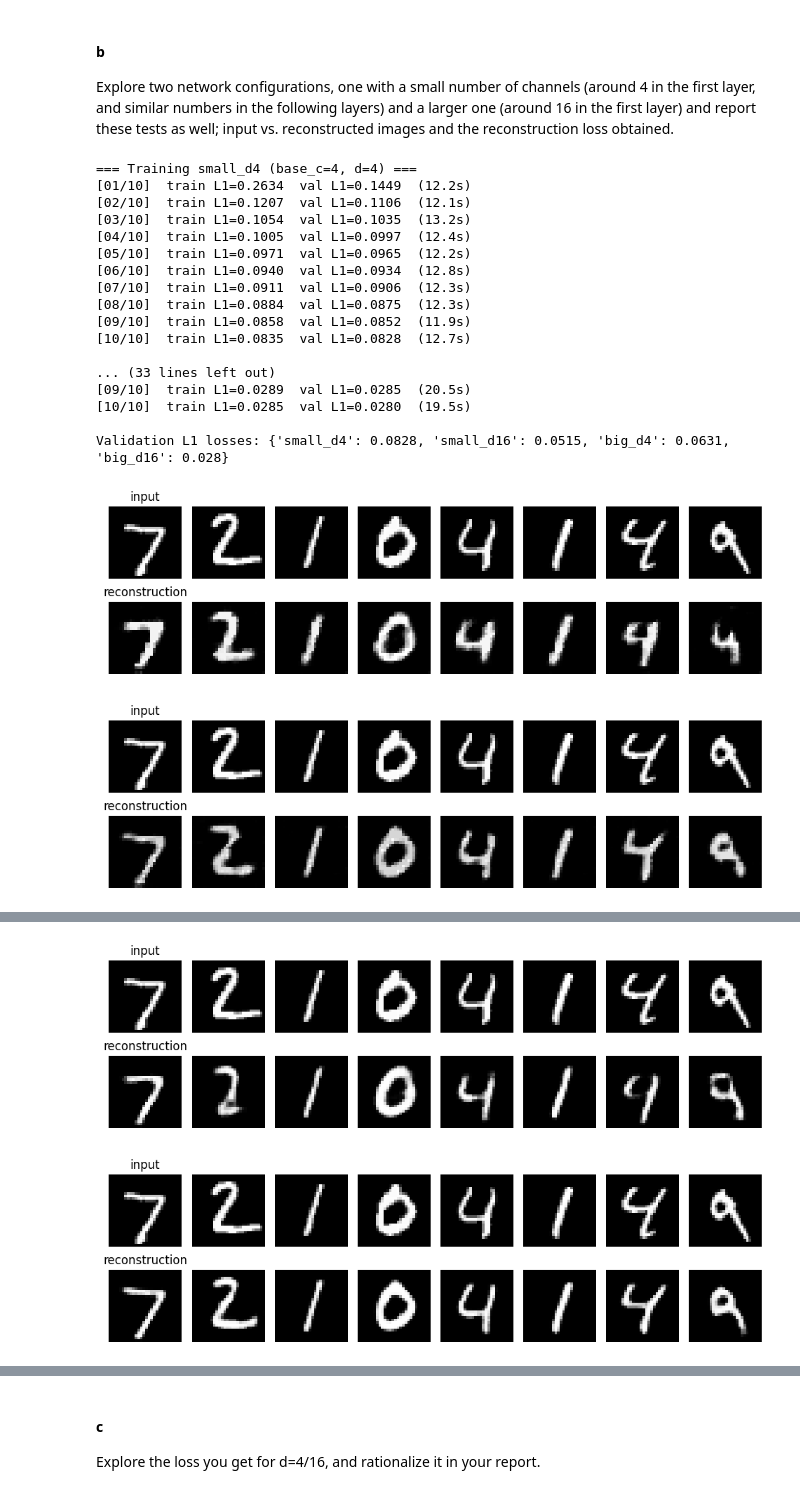
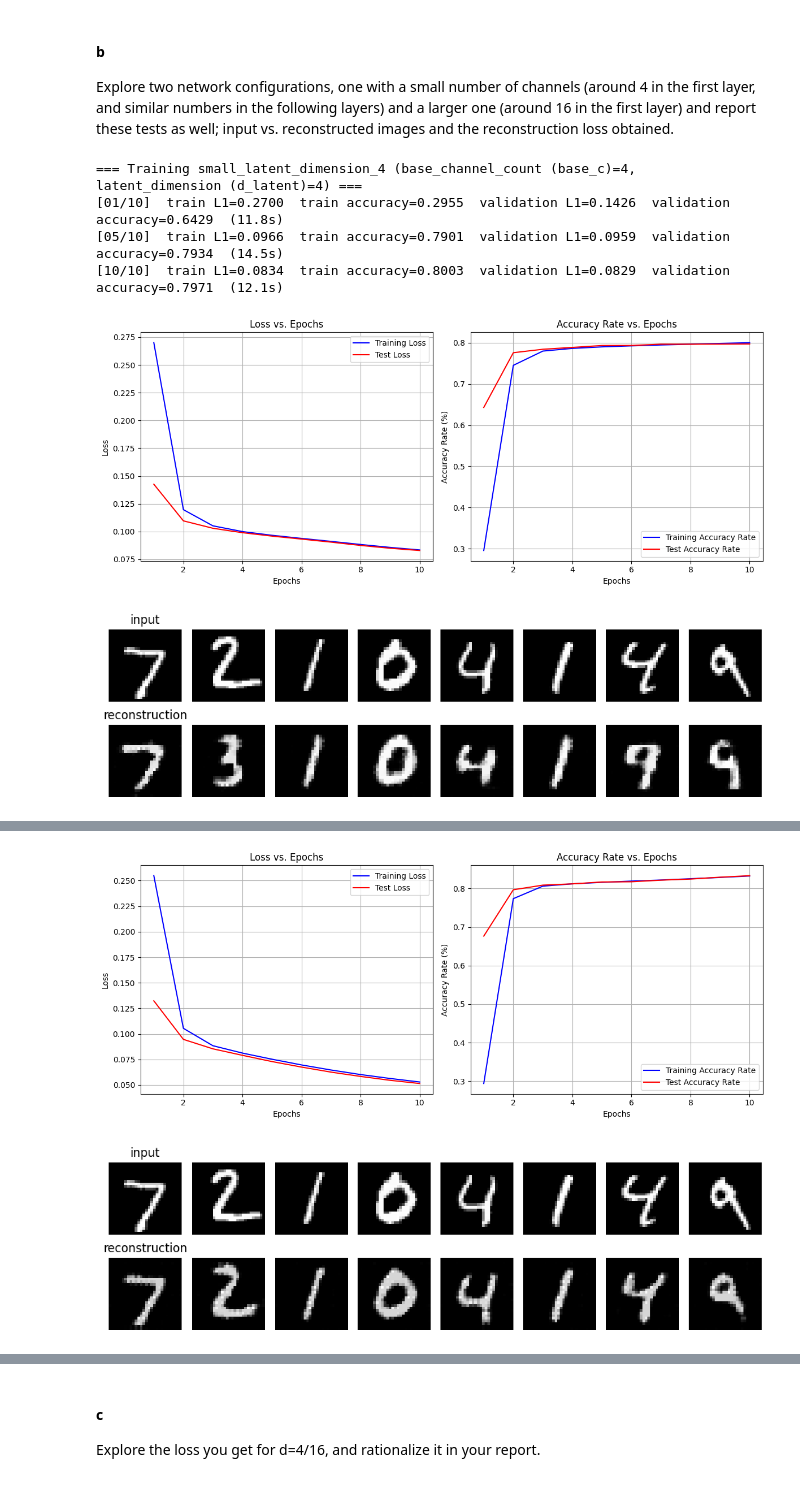
Before and after one commit to NathanP23/Introduction-to-Deep-Learning-67822, a Jupyter notebook: Ex2/Ex2Sol.ipynb, the cells around one changed output, grey strips where cells are left out. Saved outputs shown, nothing was run; the diff lists cells and outputs as text; code cells hidden in the pictures.

```diff
--- a/Ex2/Ex2Sol.ipynb
+++ b/Ex2/Ex2Sol.ipynb
@@ -17,14 +37,11 @@ For every section that includes training, paste the code of the training loop at
 #### a
 How will you make the architecture flexible enough to choose any latent dim d, regardless of the number of channels chosen?
 # %%
-from mnistlib.data import get_mnist_loaders
-from mnistlib.ae   import ConvAE
+# no training yet – just instantiation to prove flexibility
+train_dataset, test_dataset = get_mnist_loaders(batch_size=256)
 
-# no training yet – just instantiation to prove flexibility
-loaders = get_mnist_loaders(bs=256)
+autoencoder_4x4  = ConvolutionalAutoencoder(base_channel_count=4 , latent_dimension=4)
+autoencoder_16x16 = ConvolutionalAutoencoder(base_channel_count=16, latent_dimension=16)
 
-ae_4x4  = ConvAE(base_c=4 , d_latent=4 )
-ae_16x16 = ConvAE(base_c=16, d_latent=16)
-
-print("Small model:", ae_4x4)
-print("\nBig model:", ae_16x16)
+torch.save(autoencoder_4x4.state_dict(), os.path.join(models_root_dir, 'Ex2_Q1_a_autoencoder_4x4.pt'))
+torch.save(autoencoder_16x16.state_dict(), os.path.join(models_root_dir, 'Ex2_Q1_a_autoencoder_16x16.pt'))
@@ -59,39 +57,34 @@ The two printouts above (4/4 and 16/16) demonstrate that a single Python class a
 #### b
 Explore two network configurations, one with a small number of channels (around 4 in the first layer, and similar numbers in the following layers) and a larger one (around 16 in the first layer) and report these tests as well; input vs. reconstructed images and the reconstruction loss obtained.
 # %%
-from copy import deepcopy
-from mnistlib.train import train_loop
-from mnistlib.viz  import show_reconstructions
+VALS = {}
+configs = {"small_latent_dimension_4": (4,4), "small_latent_dimension_16":(4,16),
+           "big_latent_dimension_4"  : (16,4),"big_latent_dimension_16" :(16,16)}
 
-VALS = {}
-configs = {"small_d4": (4,4), "small_d16":(4,16),
-           "big_d4"  : (16,4),"big_d16" :(16,16)}
-
-for tag, (b,d) in configs.items():
-    print(f"\n=== Training {tag} (base_c={b}, d={d}) ===")
-    model = ConvAE(b, d)
-    val = train_loop(model, *loaders, epochs=10)
-    VALS[tag] = round(val, 4)
-    show_reconstructions(model, loaders[1])
+for tag, (base_c, d_latent) in configs.items():
+    print(f"\n=== Training {tag} (base_channel_count (base_c)={base_c}, latent_dimension (d_latent)={d_latent}) ===")
+    model = ConvolutionalAutoencoder(base_c, d_latent)
+    final_validation_loss, training_loss_history, validation_loss_history, training_accuracy_history, validation_accuracy_history = train_autoencoder_model(
+        model,
+        train_dataset,
+        test_dataset,
+        epochs=10,
+        learning_rate=2e-3,
+        weight_decay=0,
+        device=None
+    )
+    VALS[tag] = round(final_validation_loss, 4)
+    plot_training_curves(training_loss_history, validation_loss_history, training_accuracy_history, validation_accuracy_history)
+    show_reconstructions(model, test_dataset)
+    torch.save(model.state_dict(), os.path.join(models_root_dir, f"Ex2_Q1_b_{tag}_base_c={base_c}_d_latent={d_latent}.pt"))
+    print(f"Saved model: Ex2_Q1_b_{tag}_base_c={base_c}_d_latent={d_latent}.pt")
+    print(f"Final validation loss: {final_validation_loss:.4f}")
 
 print("\nValidation L1 losses:", VALS)
 # %% [output]
-=== Training small_d4 (base_c=4, d=4) ===
-[01/10]  train L1=0.2634  val L1=0.1449  (12.2s)
-[02/10]  train L1=0.1207  val L1=0.1106  (12.1s)
-[03/10]  train L1=0.1054  val L1=0.1035  (13.2s)
-[04/10]  train L1=0.1005  val L1=0.0997  (12.4s)
-[05/10]  train L1=0.0971  val L1=0.0965  (12.2s)
-[06/10]  train L1=0.0940  val L1=0.0934  (12.8s)
-[07/10]  train L1=0.0911  val L1=0.0906  (12.3s)
-[08/10]  train L1=0.0884  val L1=0.0875  (12.3s)
-[09/10]  train L1=0.0858  val L1=0.0852  (11.9s)
-[10/10]  train L1=0.0835  val L1=0.0828  (12.7s)
-
-... (33 lines left out)
-[09/10]  train L1=0.0289  val L1=0.0285  (20.5s)
-[10/10]  train L1=0.0285  val L1=0.0280  (19.5s)
-
-Validation L1 losses: {'small_d4': 0.0828, 'small_d16': 0.0515, 'big_d4': 0.0631, 'big_d16': 0.028}
+=== Training small_latent_dimension_4 (base_channel_count (base_c)=4, latent_dimension (d_latent)=4) ===
+[01/10]  train L1=0.2700  train accuracy=0.2955  validation L1=0.1426  validation accuracy=0.6429  (11.8s)
+[05/10]  train L1=0.0966  train accuracy=0.7901  validation L1=0.0959  validation accuracy=0.7934  (14.5s)
+[10/10]  train L1=0.0834  train accuracy=0.8003  validation L1=0.0829  validation accuracy=0.7971  (12.1s)
-[figure, old version]
+[figure, new version]
-[figure, old version]
+[figure, new version]
@@ -98,2 +98,2 @@ Validation L1 losses: {'small_d4': 0.0828, 'small_d16': 0.0515, 'big_d4': 0.0631
-[figure, old version]
+[figure, new version]
-[figure, old version]
+[figure, new version]
```
Also changed, not shown: parts of 49 cells of this notebook, 9 other files.
